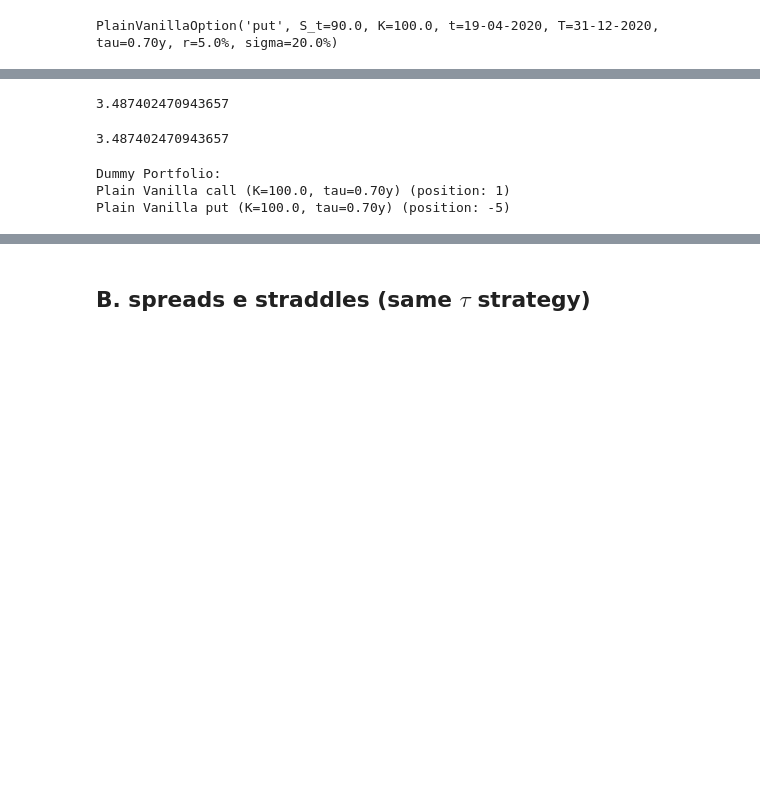
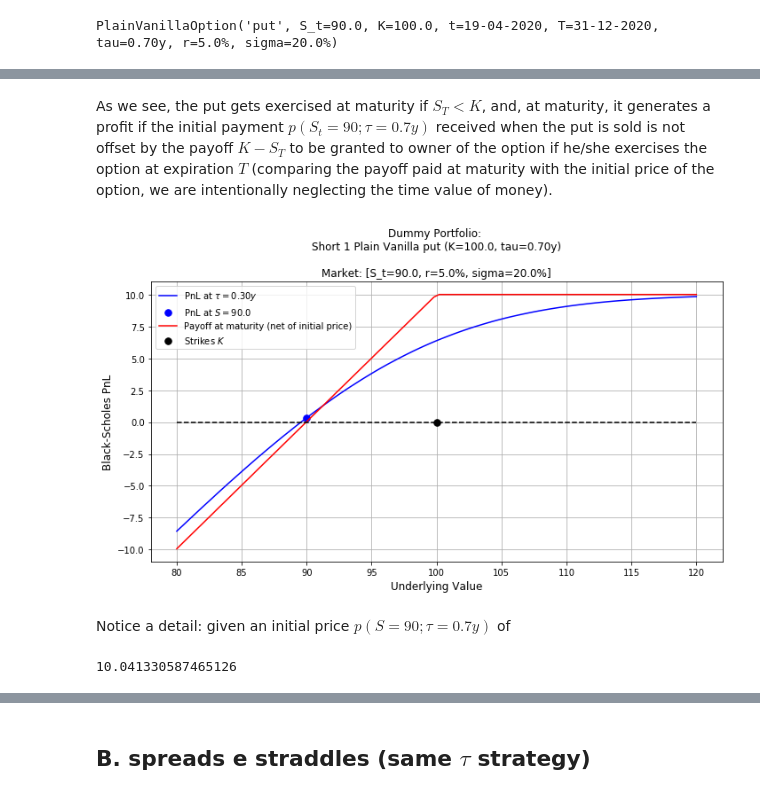
Before and after one commit to gabrielepompa88/IT-For-Business-And-Finance-2019-20, a Jupyter notebook: Notebooks/Derivatives_Analytics___Objects_Composition.ipynb, the cells around one changed output, grey strips where cells are left out. Cells and saved outputs as stored; diff of their text form; code cells hidden in the pictures; blank space fills up the shorter version.

```diff
--- a/Notebooks/Derivatives_Analytics___Objects_Composition.ipynb
+++ b/Notebooks/Derivatives_Analytics___Objects_Composition.ipynb
@@ -2408,8 +2892,12 @@ ptf.get_tau()
+# %% [markdown]
+As we see, the put gets exercised at maturity if $S_T < K$, and, at maturity, it generates a profit if the initial payment $p(S_t=90; \tau=0.7y)$ received when the put is sold is not offset by the payoff $K-S_T$ to be granted to owner of the option if he/she exercises the option at expiration $T$ (comparing the payoff paid at maturity with the initial price of the option, we are intentionally neglecting the time value of money).
+# %%
+ptf_plotter.plot(method_name='PnL', tau=0.3)
+# %% [output]
+[figure, added]
+# %% [markdown]
+Notice a detail: given an initial price $p(S=90; \tau=0.7y)$ of
 # %%
-Vanilla_Call.price()
+Vanilla_Put.price()
 # %% [output]
-3.487402470943657
+10.041330587465126
-# %%
-ptf.price()
-# %% [output]
-3.487402470943657
@@ -2418,6 +2903,0 @@ ptf.add_instrument(Vanilla_Put, -5)
-# %%
-ptf
-# %% [output]
-Dummy Portfolio:
-Plain Vanilla call (K=100.0, tau=0.70y) (position: 1)
-Plain Vanilla put (K=100.0, tau=0.70y) (position: -5)
```
Also changed, not shown: parts of 73 cells of this notebook.
